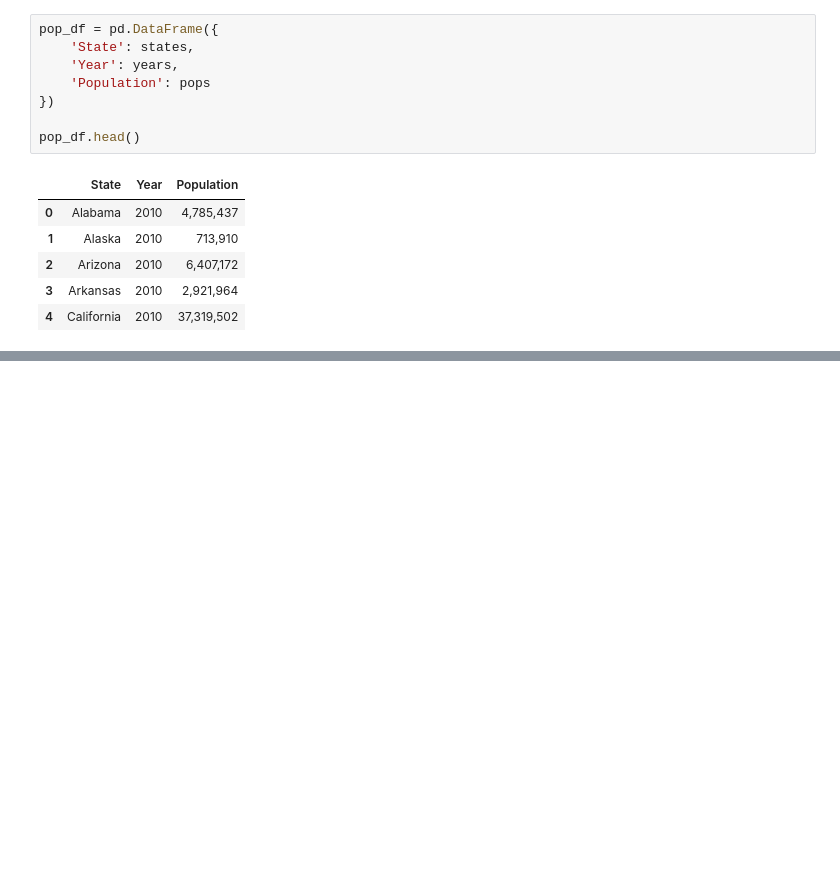
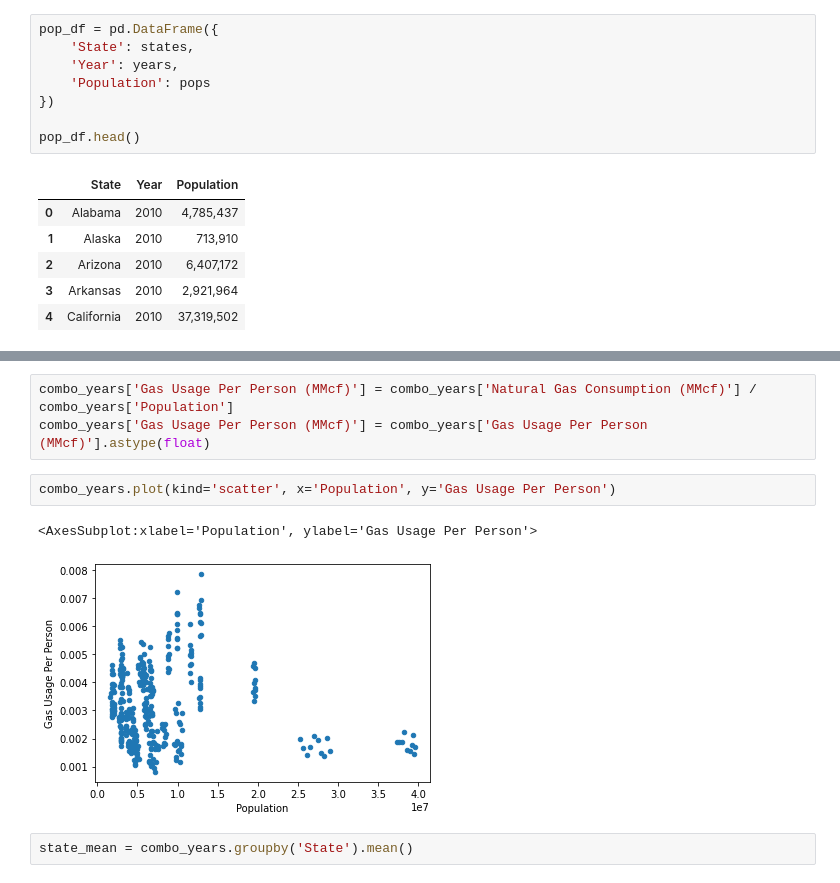
Before and after one commit to kcwf3d/databootcamp_Project_1, a Jupyter notebook: ma_pr1_data_clean.ipynb, the cells around one changed output, grey strips where cells are left out. Saved outputs shown, nothing was run; the diff lists cells and outputs as text; blank space fills up the shorter version.

```diff
--- a/ma_pr1_data_clean.ipynb
+++ b/ma_pr1_data_clean.ipynb
@@ -294,0 +328,10 @@ combined_test
+# %%
+combo_years['Gas Usage Per Person (MMcf)'] = combo_years['Natural Gas Consumption (MMcf)'] / combo_years['Population']
+combo_years['Gas Usage Per Person (MMcf)'] = combo_years['Gas Usage Per Person (MMcf)'].astype(float)
+# %%
+combo_years.plot(kind='scatter', x='Population', y='Gas Usage Per Person')
+# %% [output]
+<AxesSubplot:xlabel='Population', ylabel='Gas Usage Per Person'>
+[figure, added]
+# %%
+state_mean = combo_years.groupby('State').mean()
```
Also changed, not shown: parts of 31 cells of this notebook, 6 other files.
